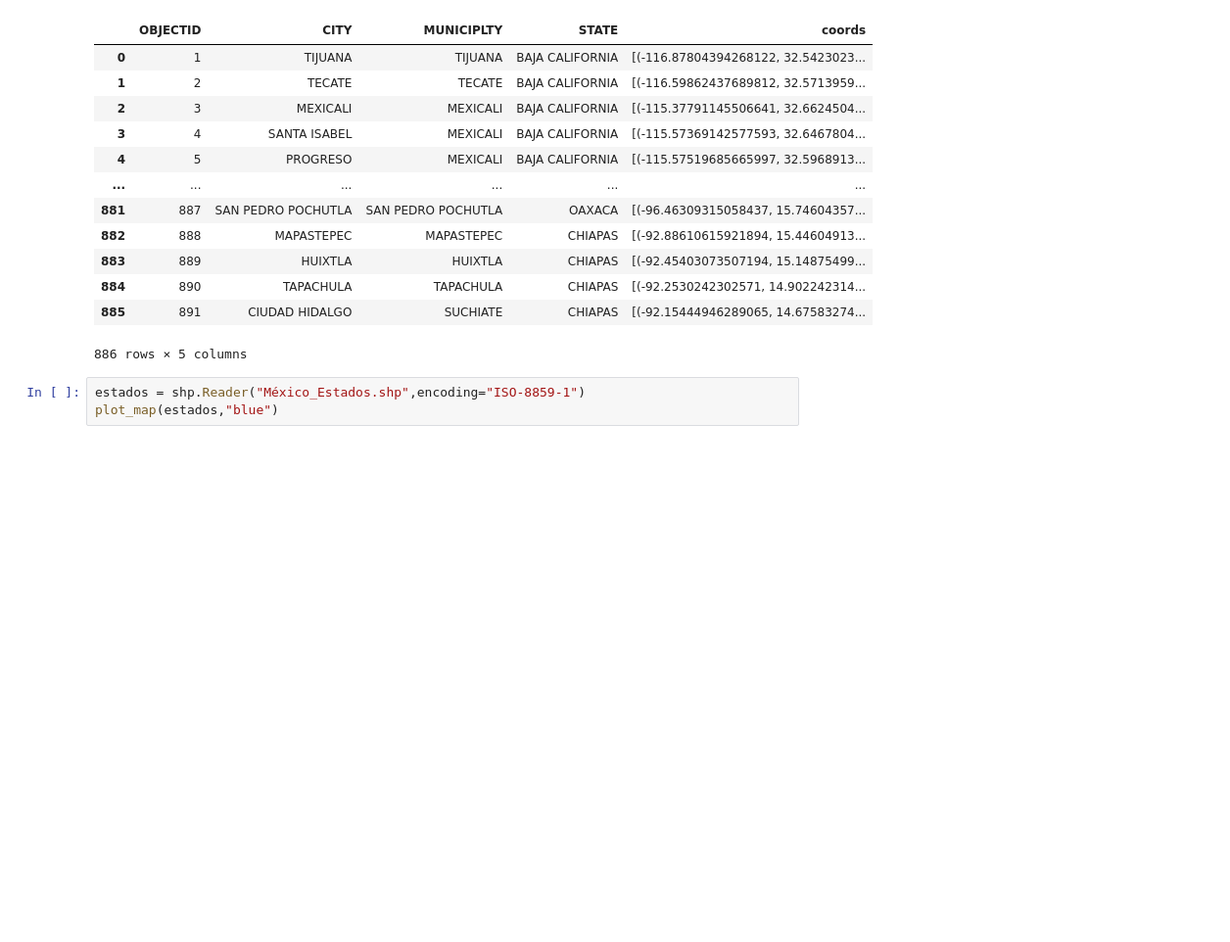
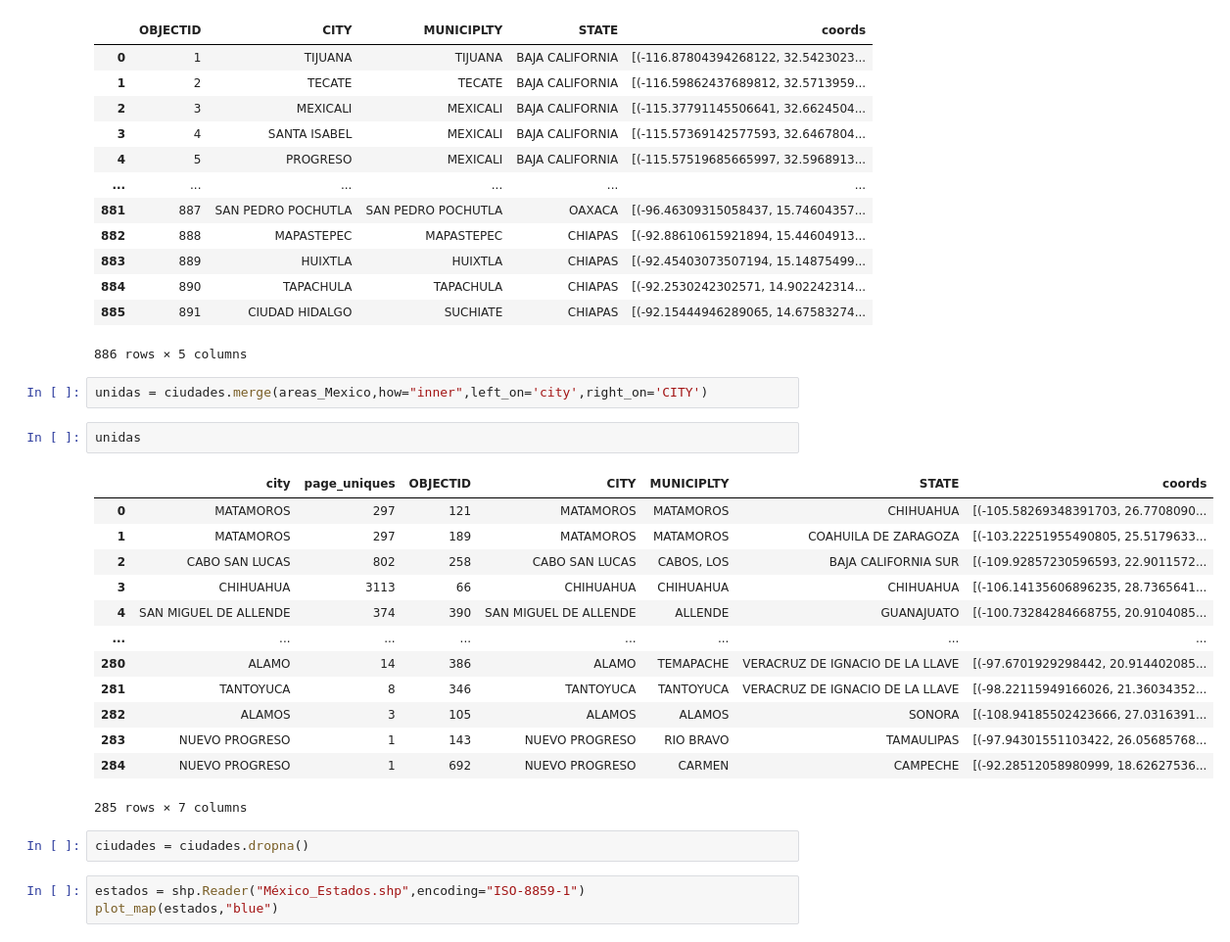
Before and after one commit to KarinaFloG/Curso_CienciaDeDatos, a Jupyter notebook: data_geo/geo1.ipynb, the cells around one changed output. Shown at 98% size. Drawn from its saved outputs; the diff is of its cells as text; blank space fills up the shorter version.

```diff
--- a/data_geo/geo1.ipynb
+++ b/data_geo/geo1.ipynb
@@ -58,6 +76,26 @@ areas_Mexico
 | 884 | 890 | TAPACHULA | TAPACHULA | CHIAPAS | [(-92.2530242302571, 14.902242314... |
 | 885 | 891 | CIUDAD HIDALGO | SUCHIATE | CHIAPAS | [(-92.15444946289065, 14.67583274... |
 886 rows × 5 columns
+# %%
+unidas = ciudades.merge(areas_Mexico,how="inner",left_on='city',right_on='CITY')
+# %%
+unidas
+# %% [output]
+|  | city | page_uniques | OBJECTID | CITY | MUNICIPLTY | STATE | coords |
+| 0 | MATAMOROS | 297 | 121 | MATAMOROS | MATAMOROS | CHIHUAHUA | [(-105.58269348391703, 26.7708090... |
+| 1 | MATAMOROS | 297 | 189 | MATAMOROS | MATAMOROS | COAHUILA DE ZARAGOZA | [(-103.22251955490805, 25.5179633... |
+| 2 | CABO SAN LUCAS | 802 | 258 | CABO SAN LUCAS | CABOS, LOS | BAJA CALIFORNIA SUR | [(-109.92857230596593, 22.9011572... |
+| 3 | CHIHUAHUA | 3113 | 66 | CHIHUAHUA | CHIHUAHUA | CHIHUAHUA | [(-106.14135606896235, 28.7365641... |
+| 4 | SAN MIGUEL DE ALLENDE | 374 | 390 | SAN MIGUEL DE ALLENDE | ALLENDE | GUANAJUATO | [(-100.73284284668755, 20.9104085... |
+| ... | ... | ... | ... | ... | ... | ... | ... |
+| 280 | ALAMO | 14 | 386 | ALAMO | TEMAPACHE | VERACRUZ DE IGNACIO DE LA LLAVE | [(-97.6701929298442, 20.914402085... |
+| 281 | TANTOYUCA | 8 | 346 | TANTOYUCA | TANTOYUCA | VERACRUZ DE IGNACIO DE LA LLAVE | [(-98.22115949166026, 21.36034352... |
+| 282 | ALAMOS | 3 | 105 | ALAMOS | ALAMOS | SONORA | [(-108.94185502423666, 27.0316391... |
+| 283 | NUEVO PROGRESO | 1 | 143 | NUEVO PROGRESO | RIO BRAVO | TAMAULIPAS | [(-97.94301551103422, 26.05685768... |
+| 284 | NUEVO PROGRESO | 1 | 692 | NUEVO PROGRESO | CARMEN | CAMPECHE | [(-92.28512058980999, 18.62627536... |
+285 rows × 7 columns
+# %%
+ciudades = ciudades.dropna()
 # %%
 estados = shp.Reader("México_Estados.shp",encoding="ISO-8859-1")
 plot_map(estados,"blue")
```
Also changed, not shown: parts of 12 cells of this notebook, 2 other files.
